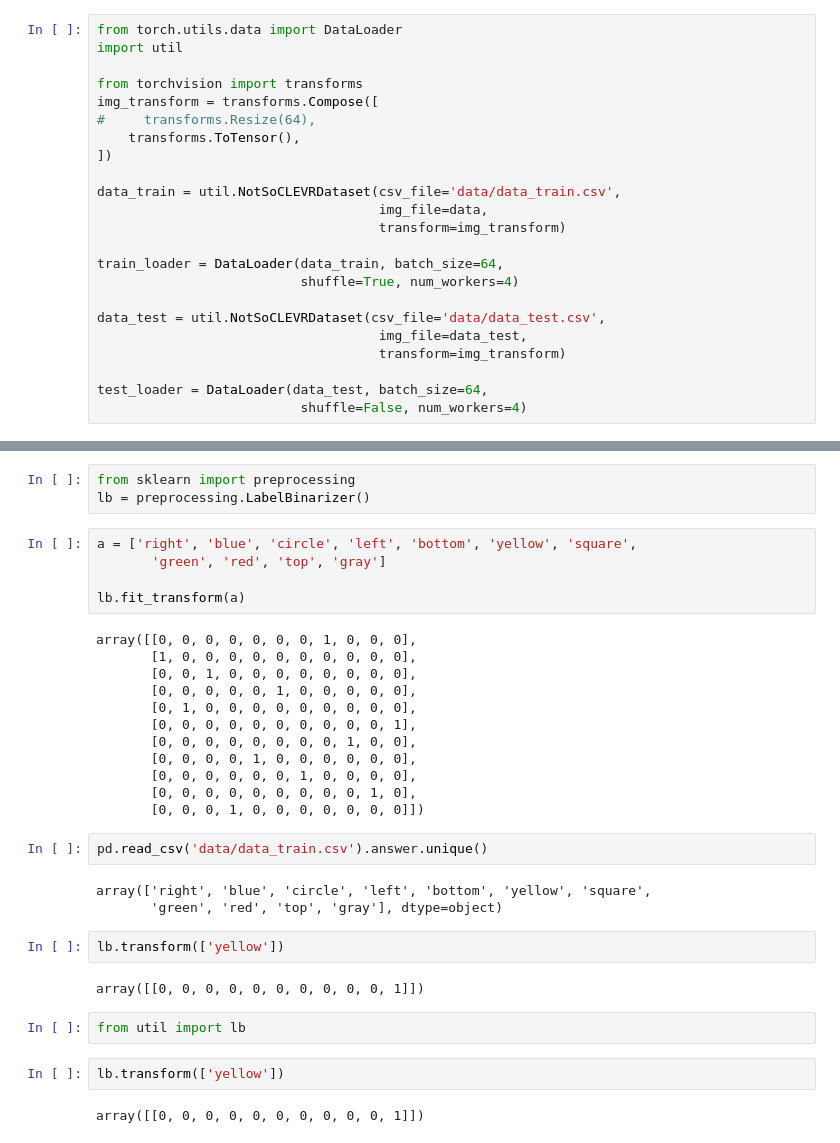
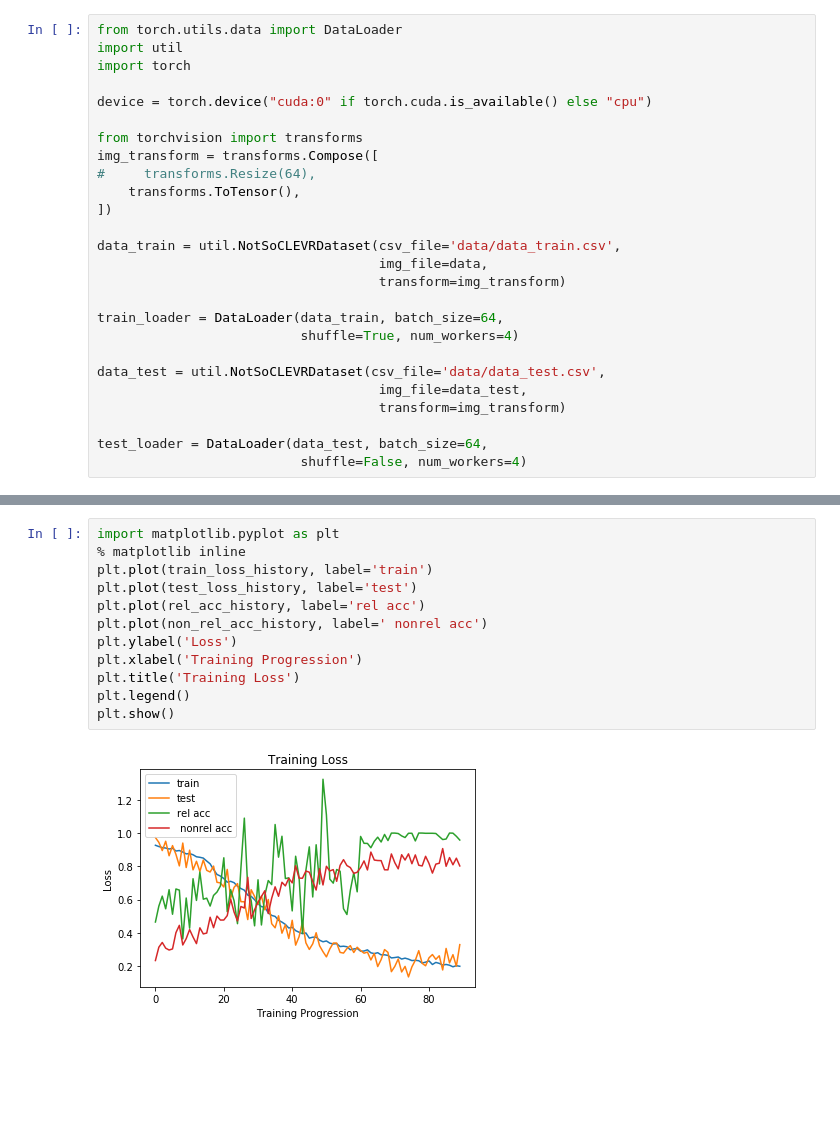
Before and after one commit to adriangoe/relational-networks-pytorch, a Jupyter notebook: RN_Trainer.ipynb, the cells around one changed output, grey strips where cells are left out. Cells and saved outputs as stored; diff of their text form; blank space fills up the shorter version.

```diff
--- a/RN_Trainer.ipynb
+++ b/RN_Trainer.ipynb
@@ -11,6 +13,9 @@ data_test = file_to_list('data/data_test.h5')
 # %%
 from torch.utils.data import DataLoader
 import util
+import torch
+
+device = torch.device("cuda:0" if torch.cuda.is_available() else "cpu")
 
 from torchvision import transforms
 img_transform = transforms.Compose([
@@ -122,35 +109,14 @@ KeyboardInterrupt:
-# %%
-from sklearn import preprocessing
-lb = preprocessing.LabelBinarizer()
-# %%
-a = ['right', 'blue', 'circle', 'left', 'bottom', 'yellow', 'square',
-       'green', 'red', 'top', 'gray']
-
-lb.fit_transform(a)
-# %% [output]
-array([[0, 0, 0, 0, 0, 0, 0, 1, 0, 0, 0],
-       [1, 0, 0, 0, 0, 0, 0, 0, 0, 0, 0],
-       [0, 0, 1, 0, 0, 0, 0, 0, 0, 0, 0],
-       [0, 0, 0, 0, 0, 1, 0, 0, 0, 0, 0],
-       [0, 1, 0, 0, 0, 0, 0, 0, 0, 0, 0],
-       [0, 0, 0, 0, 0, 0, 0, 0, 0, 0, 1],
-       [0, 0, 0, 0, 0, 0, 0, 0, 1, 0, 0],
-       [0, 0, 0, 0, 1, 0, 0, 0, 0, 0, 0],
-       [0, 0, 0, 0, 0, 0, 1, 0, 0, 0, 0],
-       [0, 0, 0, 0, 0, 0, 0, 0, 0, 1, 0],
-       [0, 0, 0, 1, 0, 0, 0, 0, 0, 0, 0]])
-# %%
-pd.read_csv('data/data_train.csv').answer.unique()
-# %% [output]
-array(['right', 'blue', 'circle', 'left', 'bottom', 'yellow', 'square',
-       'green', 'red', 'top', 'gray'], dtype=object)
-# %%
-lb.transform(['yellow'])
-# %% [output]
-array([[0, 0, 0, 0, 0, 0, 0, 0, 0, 0, 1]])
-# %%
-from util import lb
-# %%
-lb.transform(['yellow'])
-# %% [output]
-array([[0, 0, 0, 0, 0, 0, 0, 0, 0, 0, 1]])
+# %%
+import matplotlib.pyplot as plt
+% matplotlib inline
+plt.plot(train_loss_history, label='train')
+plt.plot(test_loss_history, label='test')
+plt.plot(rel_acc_history, label='rel acc')
+plt.plot(non_rel_acc_history, label=' nonrel acc')
+plt.ylabel('Loss')
+plt.xlabel('Training Progression')
+plt.title('Training Loss')
+plt.legend()
+plt.show()
+# %% [output]
+[figure, added]
```
Also changed, not shown: parts of 7 cells of this notebook, 5 other files.
